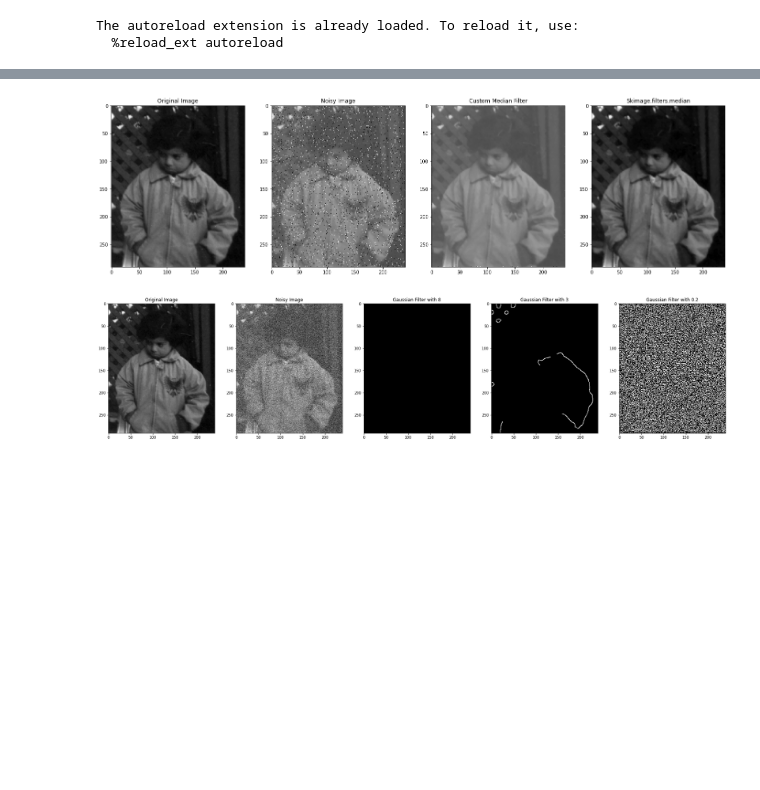
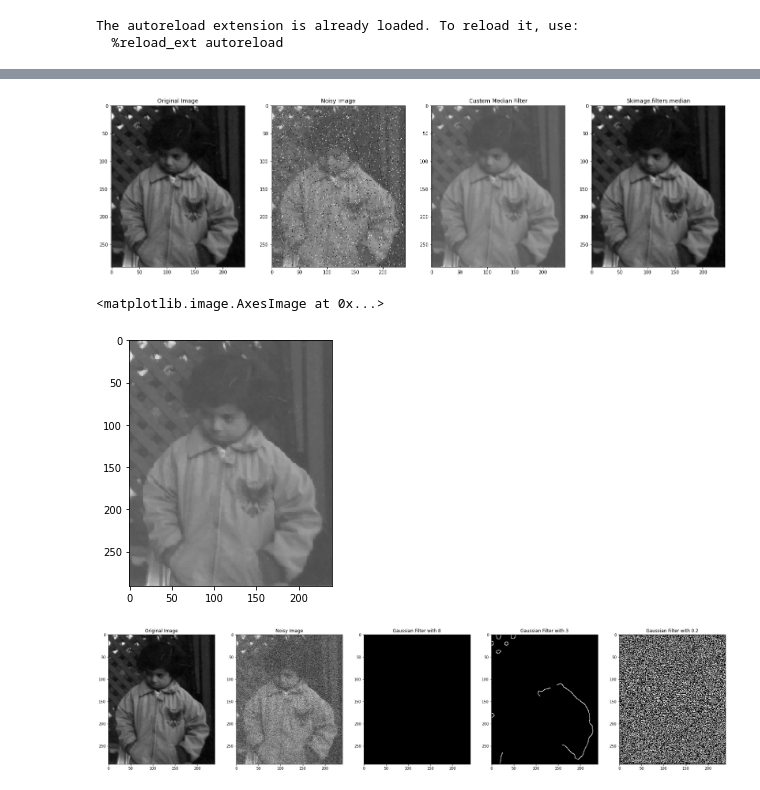
Before and after one commit to We2Am-BaSsem/IP-Labs, a Jupyter notebook: Lab03/Lab_Smoothing_STD.ipynb, the cells around one changed output, grey strips where cells are left out. Drawn from its saved outputs; the diff is of its cells as text; code cells hidden in the pictures; blank space fills up the shorter version.

```diff
--- a/Lab03/Lab_Smoothing_STD.ipynb
+++ b/Lab03/Lab_Smoothing_STD.ipynb
@@ -70,14 +73,18 @@ show_images([image, noisy_image, median_filter_optimized(noisy_image, 3, 3), med
 # %%
 '''
 (2) skimage median filter
 '''
 
 image = io.imread('pout.tif')
 noisy_image = random_noise(image, mode = "s&p", amount = 0.05)
+
 show_images([image, noisy_image, median_filter(noisy_image, 3, 3), median(noisy_image)],
             ['Original Image', 'Noisy Image', 'Custom Median Filter', 'Skimage.filters.median'])
+io.imshow(median(noisy_image))
 # %% [output]
 [figure]
+<matplotlib.image.AxesImage at 0x...>
+[figure, added]
 # %%
 '''
 (3) Gaussion Filters
```
Also changed, not shown: parts of 1 cell of this notebook, 2 other files.
